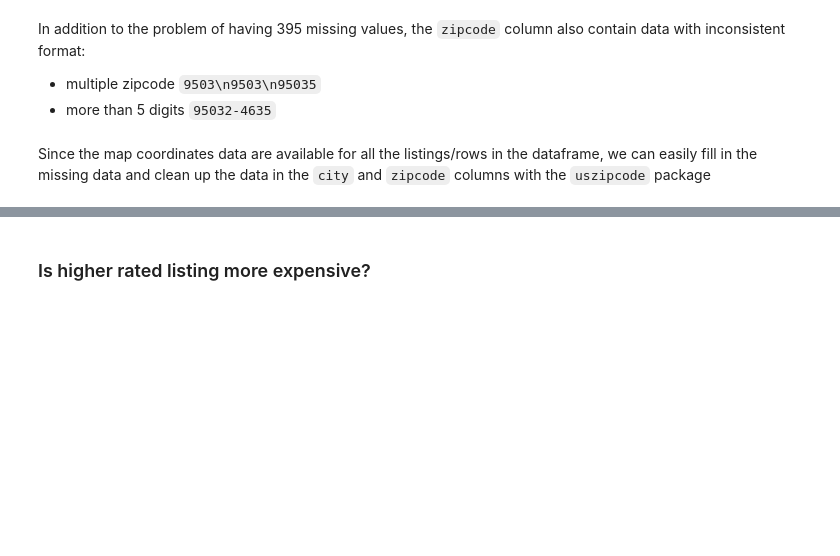
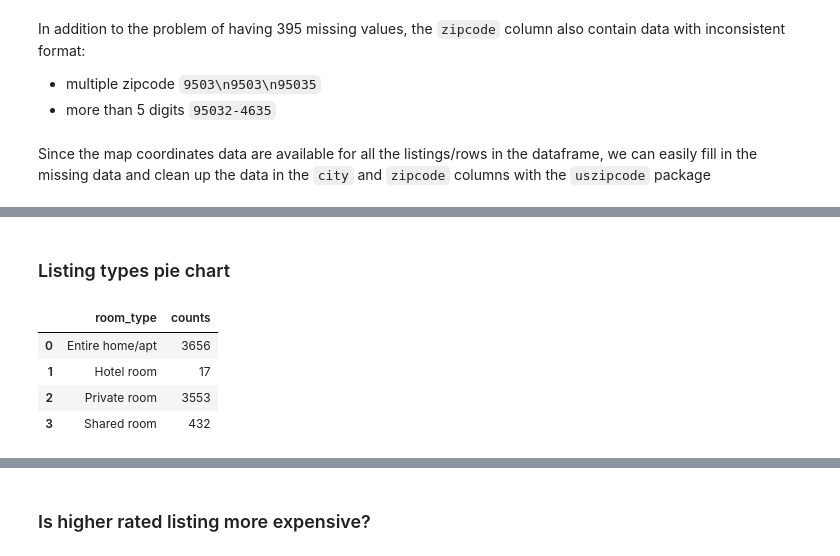
Before and after one commit to caroger/airbnb, a Jupyter notebook: listing.ipynb, the cells around one changed output, grey strips where cells are left out. Drawn from its saved outputs; the diff is of its cells as text; code cells hidden in the pictures; blank space fills up the shorter version.

```diff
--- a/listing.ipynb
+++ b/listing.ipynb
@@ -294,0 +319,10 @@ for i,j,k in zip(lat,lon,cities):
+# %% [markdown]
+### Listing types pie chart
+# %%
+df.groupby('room_type').size().reset_index(name = 'counts')
+# %% [output]
+|  | room_type | counts |
+| 0 | Entire home/apt | 3656 |
+| 1 | Hotel room | 17 |
+| 2 | Private room | 3553 |
+| 3 | Shared room | 432 |
```
Also changed, not shown: parts of 19 cells of this notebook.
